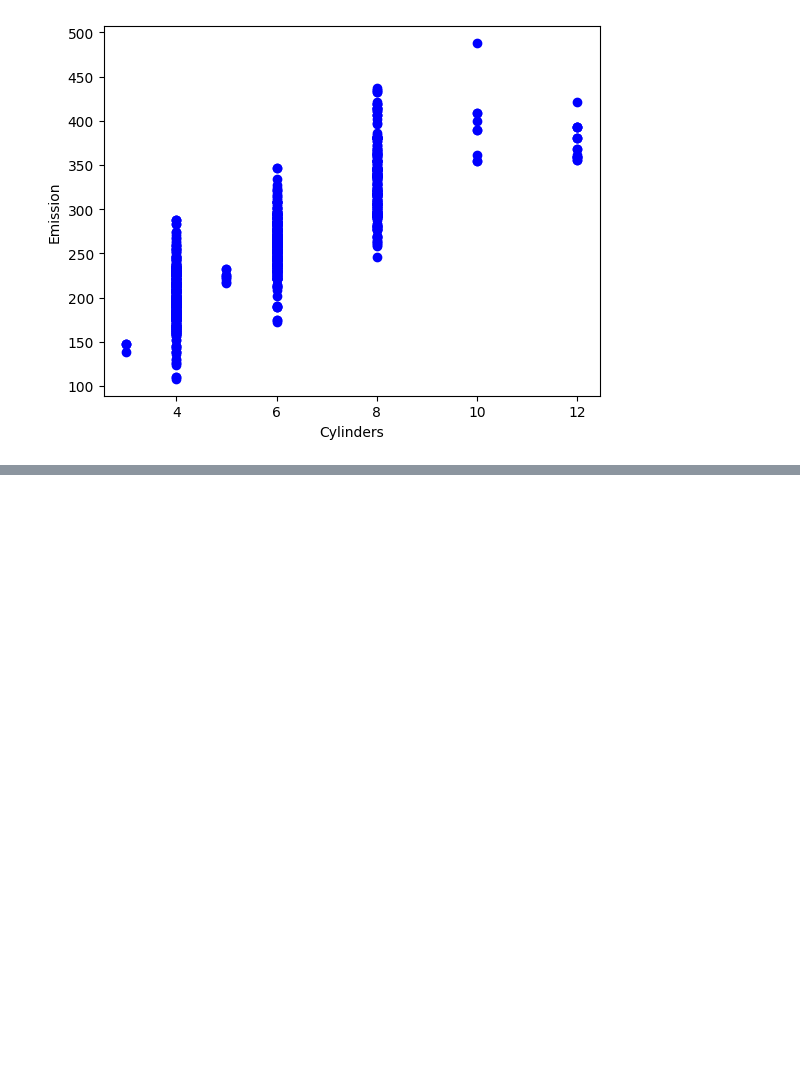
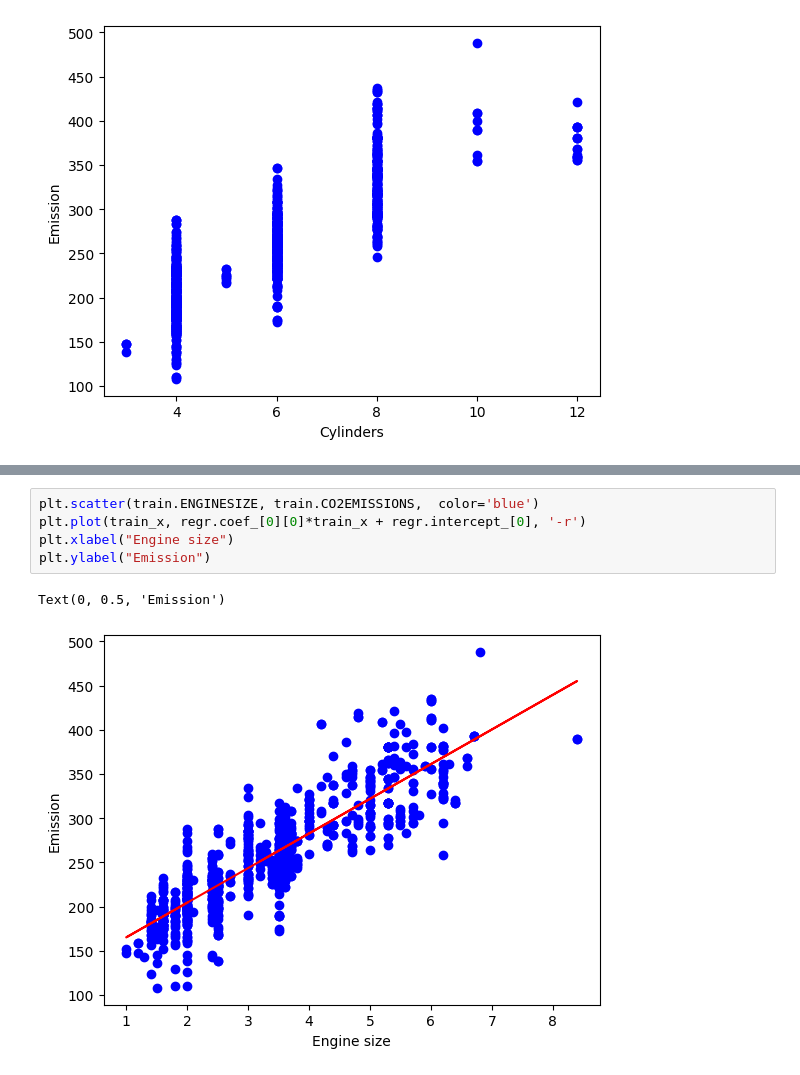
Before and after one commit to Deepakk200/colab_python, a Jupyter notebook: fuelconsumption.ipynb, the cells around one changed output, grey strips where cells are left out. Cells and saved outputs as stored; diff of their text form; blank space fills up the shorter version.

```diff
--- a/fuelconsumption.ipynb
+++ b/fuelconsumption.ipynb
@@ -140,0 +142,8 @@ Intercept:  [125.01152357]
+# %%
+plt.scatter(train.ENGINESIZE, train.CO2EMISSIONS,  color='blue')
+plt.plot(train_x, regr.coef_[0][0]*train_x + regr.intercept_[0], '-r')
+plt.xlabel("Engine size")
+plt.ylabel("Emission")
+# %% [output]
+Text(0, 0.5, 'Emission')
+[figure, added]
```
Also changed, not shown: parts of 6 cells of this notebook.
